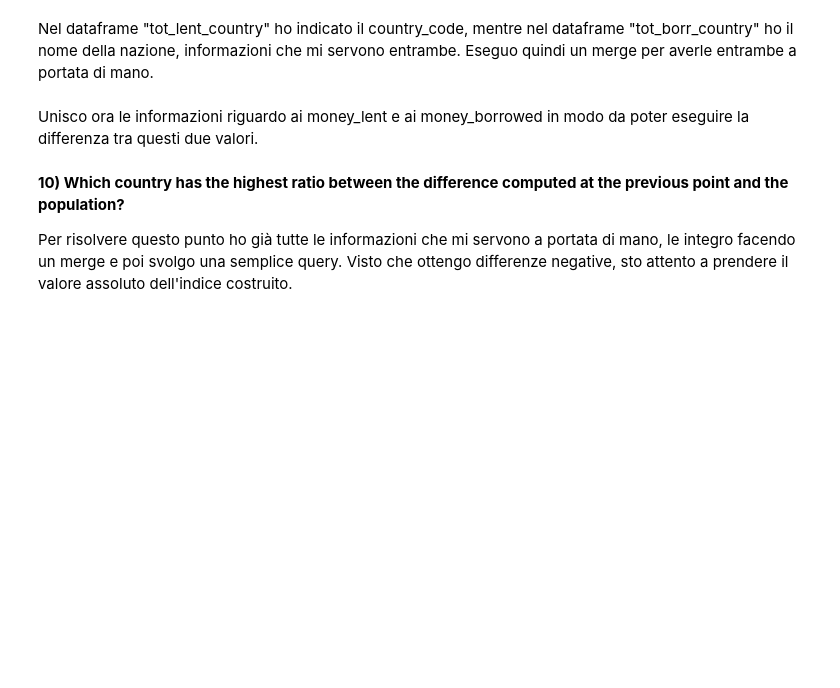
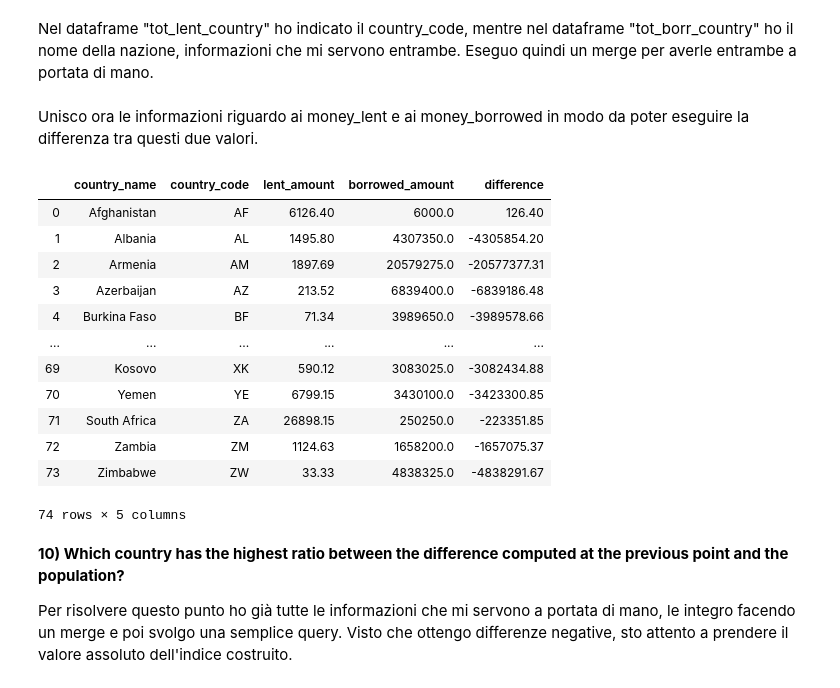
Before and after one commit to Chri1629/cs_project, a Jupyter notebook: esame_chri.ipynb, the cells around one changed output. Drawn from its saved outputs; the diff is of its cells as text; code cells hidden in the pictures; blank space fills up the shorter version.

```diff
--- a/esame_chri.ipynb
+++ b/esame_chri.ipynb
@@ -248,6 +248,3 @@ lenders = pd.read_csv(lenders_path)
 # %%
 lenders_notnull = lenders.loc[lenders["country_code"].isnull() == False].reset_index()
 lenders_null = lenders.loc[lenders["country_code"].isnull() == True].reset_index()
-# %%
-tot_notnull_users = len(lenders_notnull.index)
-print(tot_notnull_users)
@@ -256,7 +257,8 @@ print(tot_notnull_users)
 # %% [markdown]
 Calcolo la distribuzione delle nazioni nel dataframe lenders_notnull
 # %%
-country_ripartition = lenders_notnull[["index", "country_code"]].groupby("country_code").count().reset_index().rename(columns = {"index":"n_users"})
+country_ripartition = lenders_notnull[["index", "country_code"]].groupby("country_code").count()
+country_ripartition = country_ripartition.reset_index().rename(columns = {"index":"n_users"})
 country_ripartition["percentage"] = country_ripartition["n_users"]/tot_notnull_users*100
 # %% [markdown]
 Ora riempio il dataframe lenders_null in modo che abbia la stessa distribuzione di lenders_notnull.
@@ -296,7 +293,21 @@ country_lent_borr = country_lent_borr[["country_name", "country_code", "lent_amo
 country_lent_borr["difference"] = (country_lent_borr["lent_amount"] - country_lent_borr["borrowed_amount"])
 # %%
 #Decommentare questa riga per vedere i risultati
-#country_lent_borr.head()
+country_lent_borr
+# %% [output]
+|  | country_name | country_code | lent_amount | borrowed_amount | difference |
+| 0 | Afghanistan | AF | 6126.40 | 6000.0 | 126.40 |
+| 1 | Albania | AL | 1495.80 | 4307350.0 | -4305854.20 |
+| 2 | Armenia | AM | 1897.69 | 20579275.0 | -20577377.31 |
+| 3 | Azerbaijan | AZ | 213.52 | 6839400.0 | -6839186.48 |
+| 4 | Burkina Faso | BF | 71.34 | 3989650.0 | -3989578.66 |
+| ... | ... | ... | ... | ... | ... |
+| 69 | Kosovo | XK | 590.12 | 3083025.0 | -3082434.88 |
+| 70 | Yemen | YE | 6799.15 | 3430100.0 | -3423300.85 |
+| 71 | South Africa | ZA | 26898.15 | 250250.0 | -223351.85 |
+| 72 | Zambia | ZM | 1124.63 | 1658200.0 | -1657075.37 |
+| 73 | Zimbabwe | ZW | 33.33 | 4838325.0 | -4838291.67 |
+74 rows × 5 columns
 # %% [markdown]
 **10) Which country has the highest ratio between the difference computed at the previous point and the population?**
 
```
Also changed, not shown: parts of 6 cells of this notebook.
